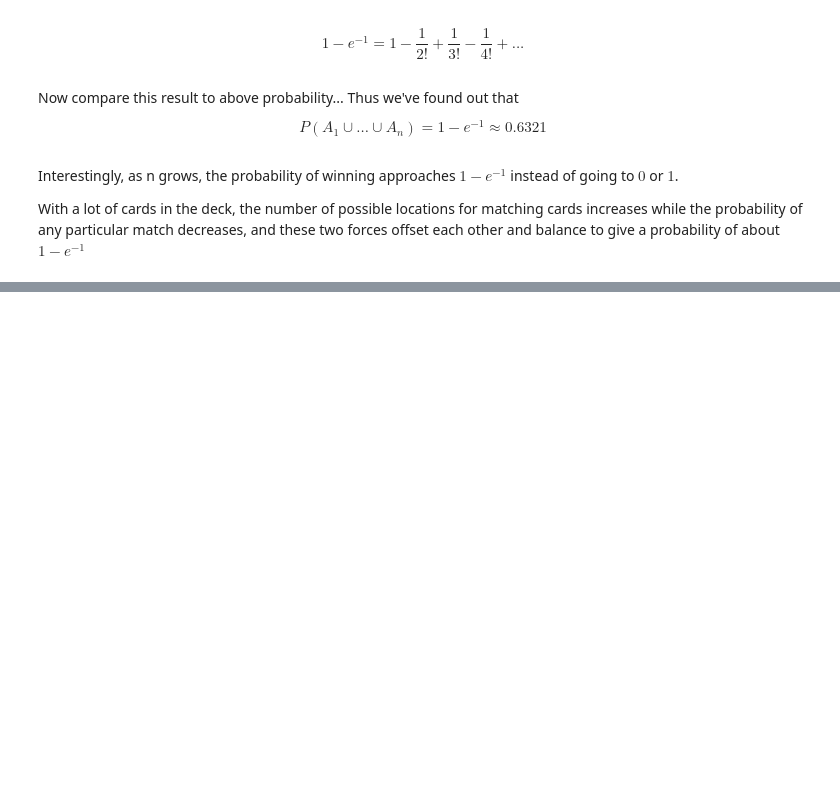
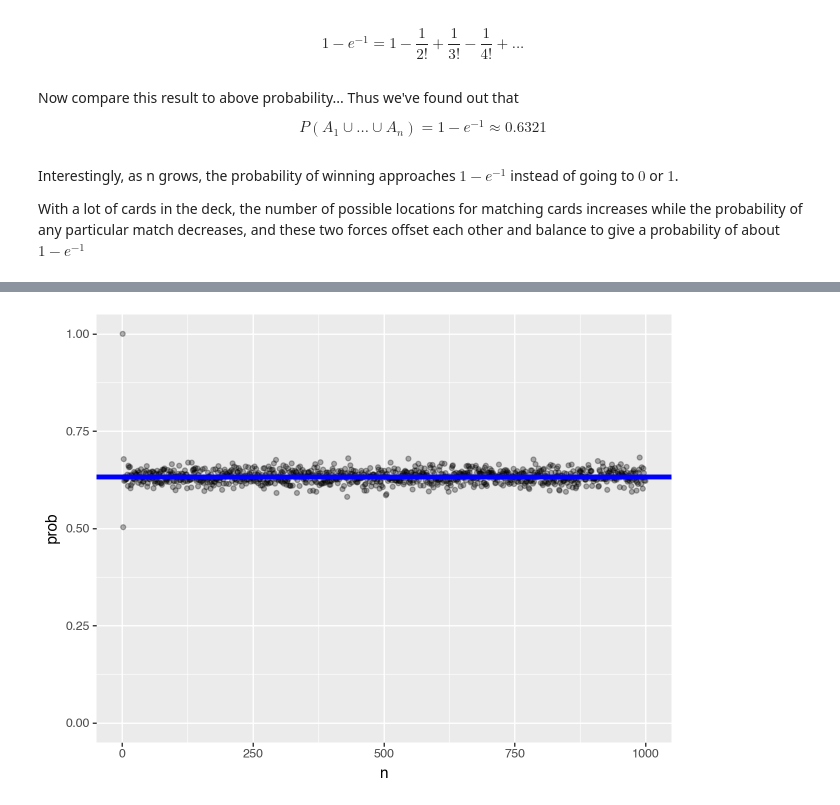
Before and after one commit to ulasuregen/probabilityExamples, a Jupyter notebook: deMontmortsMatchingProblem.ipynb, the cells around one changed output, grey strips where cells are left out. Cells and saved outputs as stored; diff of their text form; code cells hidden in the pictures; blank space fills up the shorter version.

Commit message:
added graph for montmorts problem

```diff
--- a/deMontmortsMatchingProblem.ipynb
+++ b/deMontmortsMatchingProblem.ipynb
@@ -88,0 +97,11 @@ to give a probability of about $1-e^{-1}$
+# %%
+np.random.seed(24)
+n = 100
+
+index = np.arange(1,n+1)
+experiments = np.array([np.random.permutation(np.arange(1,n+1)) for _ in range(1000)])
+
+index_match = (experiments == index)
+num_matches = index_match.sum(axis= 1)
+
+print(f'P(at_least_one_match) = {(num_matches > 0).mean()}')
@@ -88,0 +110,20 @@ to give a probability of about $1-e^{-1}$
+# %%
+np.random.seed(2526)
+cards = np.arange(1, 1001)
+probabilities_based_on_n = []
+
+for n in range(1,1001):
+    index = np.arange(1,n+1)
+    experiments = np.array([np.random.permutation(np.arange(1,n+1)) for _ in range(1000)])
+
+    index_match = (experiments == index)
+    num_matches = index_match.sum(axis= 1)
+
+    probabilities_based_on_n.append( (num_matches > 0).mean())
+
+df = pd.DataFrame({
+    'n' : cards,
+    'prob' : probabilities_based_on_n
+})
+
+df.head()
@@ -88,0 +137,11 @@ to give a probability of about $1-e^{-1}$
+# %%
+y_i = 1 - np.pow(np.e,-1)
+
+(
+    ggplot(df, aes(x = 'n', y = 'prob')) +
+    geom_point(alpha = 0.3) +
+    geom_hline(yintercept = y_i, color = 'blue', size = 2) +
+    ylim(0,1)
+)
+# %% [output]
+[figure, added]
```
Also changed, not shown: parts of 5 cells of this notebook.
